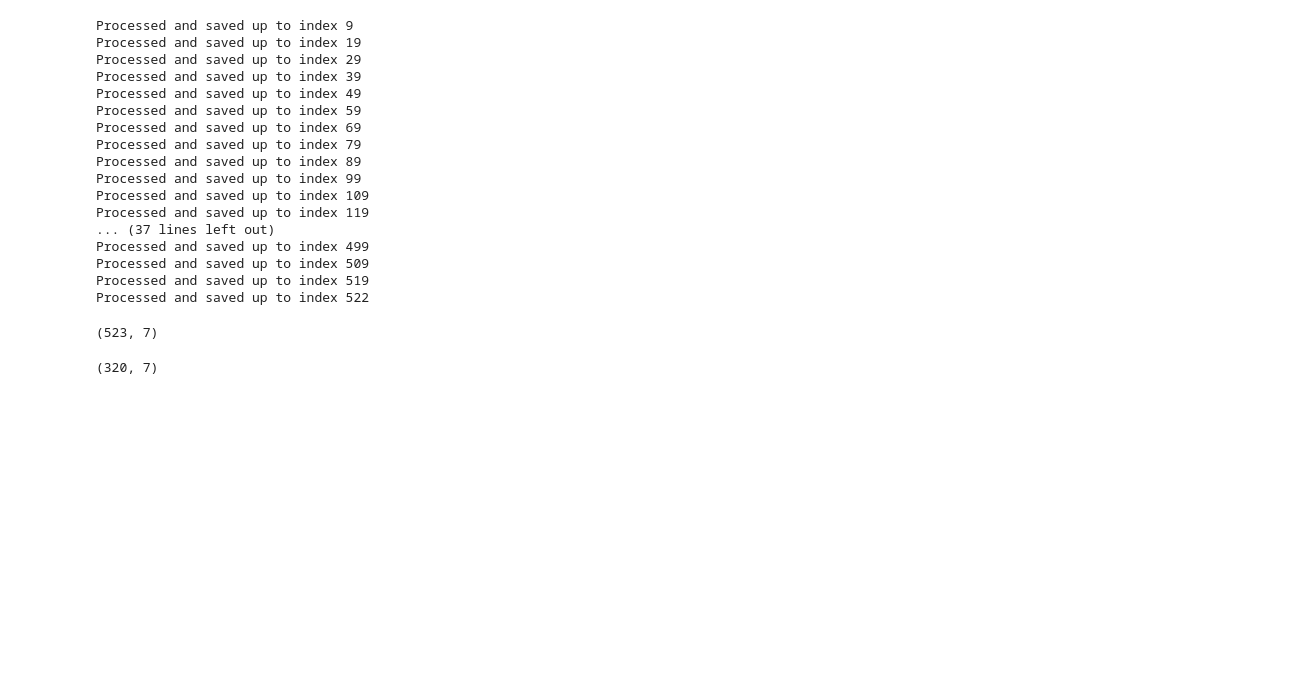
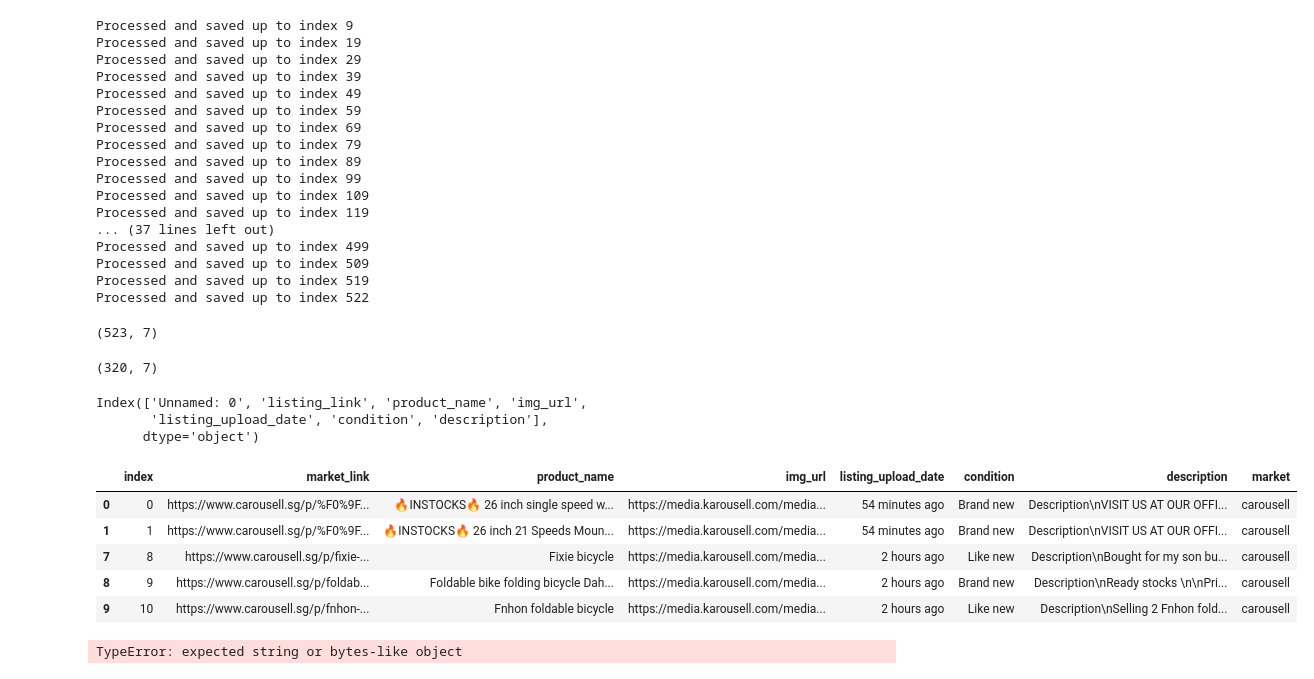
Before and after one commit to gangula-karthik/AICU-BIKE-SEARCH, a Jupyter notebook: app/carousell.ipynb, the cells around one changed output. Saved outputs shown, nothing was run; the diff lists cells and outputs as text; code cells hidden in the pictures; blank space fills up the shorter version.

Commit message:
add: convert upload date into datetime + new csv

```diff
--- a/app/carousell.ipynb
+++ b/app/carousell.ipynb
@@ -417,3 +417,53 @@ df1.dropna(inplace=True)
 df1.shape
 # %% [output]
 (320, 7)
+# %%
+df1.columns
+# %% [output]
+Index(['Unnamed: 0', 'listing_link', 'product_name', 'img_url',
+       'listing_upload_date', 'condition', 'description'],
+      dtype='object')
+# %%
+df1.rename(columns={"Unnamed: 0": "index", "listing_link": "market_link"}, inplace=True)
+# %%
+df1['market'] = "carousell"
+# %%
+df1.head()
+# %% [output]
+|  | index | market_link | product_name | img_url | listing_upload_date | condition | description | market |
+| 0 | 0 | https://www.carousell.sg/p/%F0%9F... | 🔥INSTOCKS🔥 26 inch single speed w... | https://media.karousell.com/media... | 54 minutes ago | Brand new | Description\nVISIT US AT OUR OFFI... | carousell |
+| 1 | 1 | https://www.carousell.sg/p/%F0%9F... | 🔥INSTOCKS🔥 26 inch 21 Speeds Moun... | https://media.karousell.com/media... | 54 minutes ago | Brand new | Description\nVISIT US AT OUR OFFI... | carousell |
+| 7 | 8 | https://www.carousell.sg/p/fixie-... | Fixie bicycle | https://media.karousell.com/media... | 2 hours ago | Like new | Description\nBought for my son bu... | carousell |
+| 8 | 9 | https://www.carousell.sg/p/foldab... | Foldable bike folding bicycle Dah... | https://media.karousell.com/media... | 2 hours ago | Brand new | Description\nReady stocks \n\nPri... | carousell |
+| 9 | 10 | https://www.carousell.sg/p/fnhon-... | Fnhon foldable bicycle | https://media.karousell.com/media... | 2 hours ago | Like new | Description\nSelling 2 Fnhon fold... | carousell |
+# %%
+from datetime import datetime, timedelta
+import re
+
+def convert_relative_time_to_datetime(relative_time_str):
+    now = datetime.now()
+    match = re.match(r"(\d+) (\w+)", relative_time_str)
+    if not match:
+        return now
+
+    num, unit = match.groups()
+    num = int(num)
+
+    if 'minute' in unit:
+        return now - timedelta(minutes=num)
+    elif 'hour' in unit:
+        return now - timedelta(hours=num)
+    elif 'day' in unit:
+        return now - timedelta(days=num)
+    elif 'week' in unit:
+        return now - timedelta(weeks=num)
+    elif 'month' in unit:
+        return now - timedelta(days=30*num)
+    elif 'year' in unit:
+        return now - timedelta(days=365*num)
+    else:
+        return now
+
+df1['listing_upload_date'] = df1['listing_upload_date'].apply(convert_relative_time_to_datetime)
+# %% [output]
+TypeError: expected string or bytes-like object
```
Also changed, not shown: parts of 2 cells of this notebook, 1 other file.
